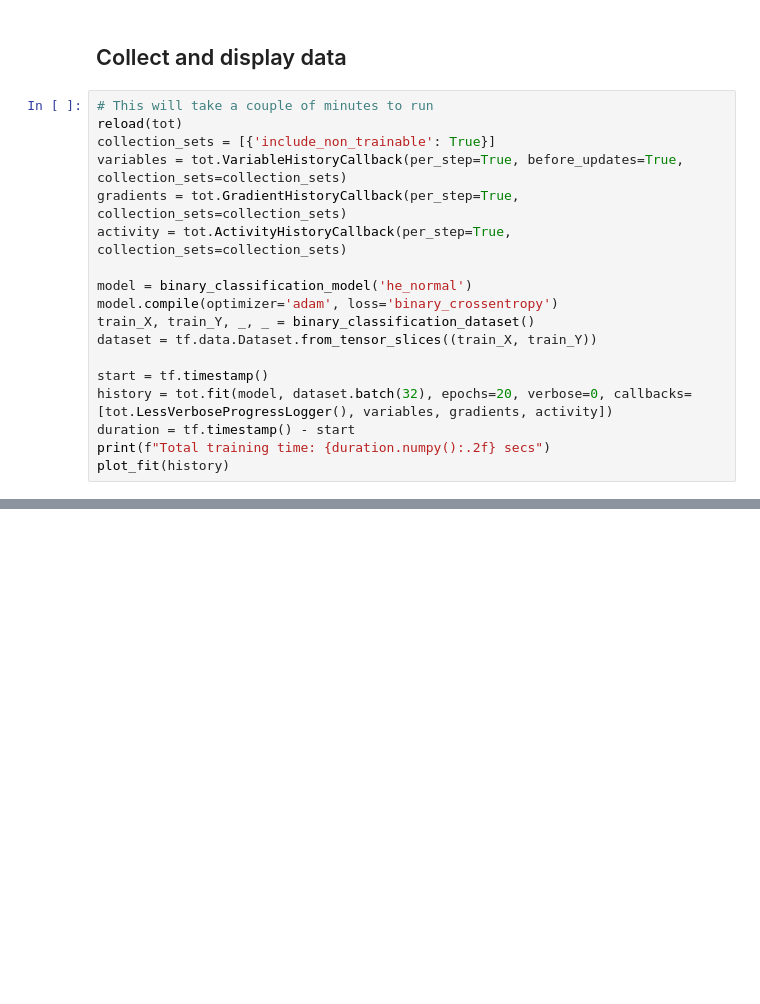
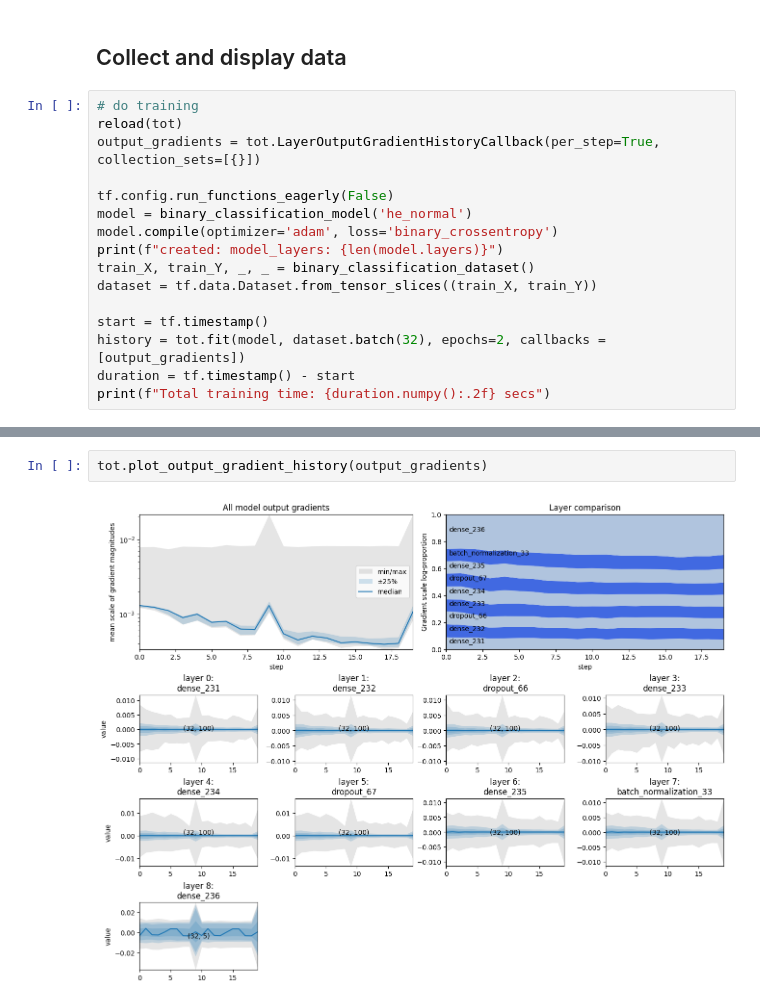
Before and after one commit to malcolmlett/training-instrumentation-toolkit, a Jupyter notebook: Learning_visualisations_v12b_OutputGradients.ipynb, the cells around one changed output, grey strips where cells are left out. Saved outputs shown, nothing was run; the diff lists cells and outputs as text; blank space fills up the shorter version.

Commit message:
Output gradient collection completed. Locked to git revision

```diff
--- a/Learning_visualisations_v12b_OutputGradients.ipynb
+++ b/Learning_visualisations_v12b_OutputGradients.ipynb
@@ -294,20 +161,18 @@ Total training time: 2.79 secs
 # %% [markdown]
 ## Collect and display data
 # %%
-# This will take a couple of minutes to run
+# do training
 reload(tot)
-collection_sets = [{'include_non_trainable': True}]
-variables = tot.VariableHistoryCallback(per_step=True, before_updates=True, collection_sets=collection_sets)
-gradients = tot.GradientHistoryCallback(per_step=True, collection_sets=collection_sets)
-activity = tot.ActivityHistoryCallback(per_step=True, collection_sets=collection_sets)
+output_gradients = tot.LayerOutputGradientHistoryCallback(per_step=True, collection_sets=[{}])
 
+tf.config.run_functions_eagerly(False)
 model = binary_classification_model('he_normal')
 model.compile(optimizer='adam', loss='binary_crossentropy')
+print(f"created: model_layers: {len(model.layers)}")
 train_X, train_Y, _, _ = binary_classification_dataset()
 dataset = tf.data.Dataset.from_tensor_slices((train_X, train_Y))
 
 start = tf.timestamp()
-history = tot.fit(model, dataset.batch(32), epochs=20, verbose=0, callbacks=[tot.LessVerboseProgressLogger(), variables, gradients, activity])
+history = tot.fit(model, dataset.batch(32), epochs=2, callbacks = [output_gradients])
 duration = tf.timestamp() - start
 print(f"Total training time: {duration.numpy():.2f} secs")
-plot_fit(history)
@@ -313,0 +193,4 @@ plot_fit(history)
+# %%
+tot.plot_output_gradient_history(output_gradients)
+# %% [output]
+[figure, added]
```
Also changed, not shown: parts of 7 cells of this notebook.
